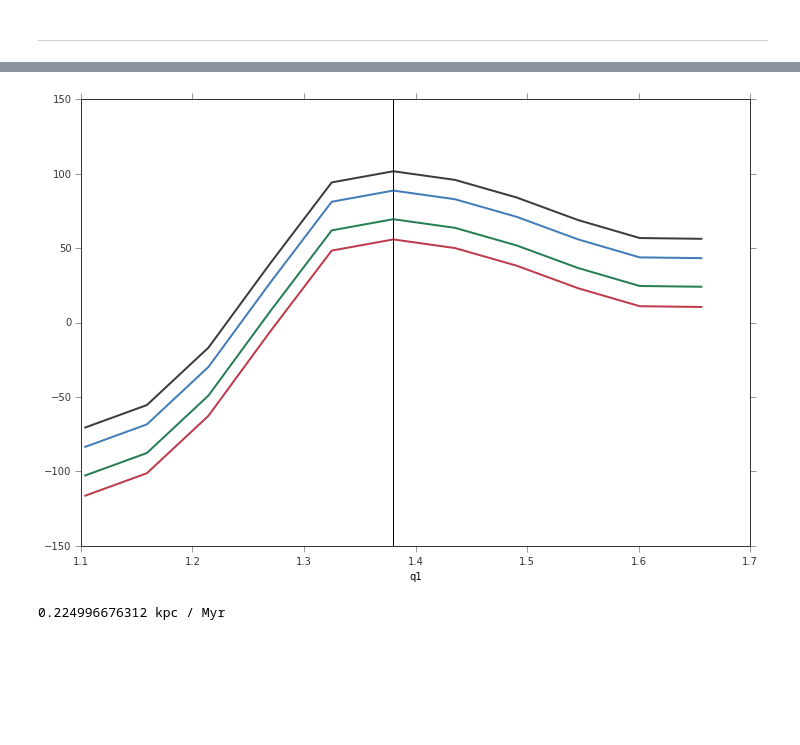
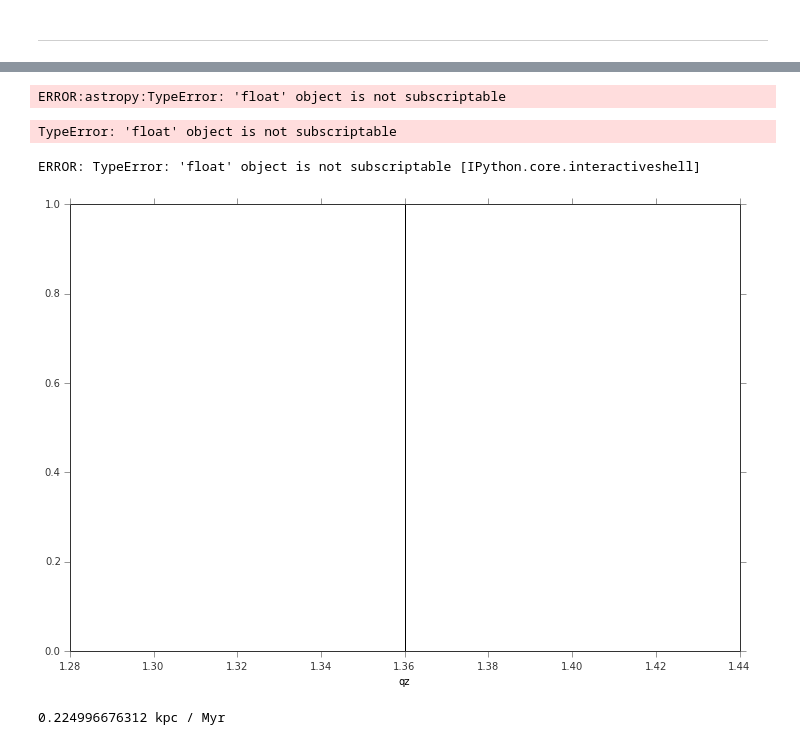
Before and after one commit to adrn/streams, a Jupyter notebook: text/notebooks/New Likelihood.ipynb, the cells around one changed output, grey strips where cells are left out. Saved outputs shown, nothing was run; the diff lists cells and outputs as text; code cells hidden in the pictures; blank space fills up the shorter version.

```diff
--- a/text/notebooks/New Likelihood.ipynb
+++ b/text/notebooks/New Likelihood.ipynb
@@ -140,7 +144,7 @@ for N in Ns:
         pts.append(likelihood(satellite, ptcls, potential_params={param:val}))
     pts = np.array(pts)
 
-    plot(vals, np.exp(pts/N), label="N={0}".format(N), lw=2., alpha=0.65)
+    plot(vals, pts/N), label="N={0}".format(N), lw=2., alpha=0.65)
 
 legend(loc='lower right')
 xlabel(param)
@@ -282,6 +286,6 @@ new_v = true_particles._v + np.random.normal(0., abs(err[3:]))
 data_particles = Particle(new_r*true_particles.r.unit, new_v*true_particles.v.unit, m=0.*u.M_sun)
 data_errors = err
 # %%
-p = [1.38, 1.36] + list(np.ravel(true_particles._x)) + [300, 100, 1000]
-p_names = ['q1', 'qz']
-%timeit new_likelihood(p, p_names, satellite, data_particles, data_errors)
+#p = [1.38, 1.36] + list(np.ravel(true_particles._x)) + [300, 100, 1000]
+#p_names = ['q1', 'qz']
+#%timeit new_likelihood(p, p_names, satellite, data_particles, data_errors)
@@ -290,27 +292,30 @@ p_names = ['q1', 'qz']
 # %%
-p_names = ['q1']
+p_names = ['qz']
 vals = np.linspace(0.8,1.2,11)*_true_params[p_names[0]]
 
 figure(figsize=(12,8))
 axvline(_true_params[p_names[0]])
 xlabel(p_names[0])
 
-for err_fac in [0.01, 0.05, 0.1, 0.25]:
+for err_fac in [0.01]: #, 0.05, 0.1, 0.25]:
     err = (true_particles._x*err_fac)[0]
     new_r = true_particles._r + np.random.normal(0., abs(err[:3]))
     new_v = true_particles._v + np.random.normal(0., abs(err[3:]))
 
     data_particles = Particle(new_r*true_particles.r.unit, new_v*true_particles.v.unit, m=0.*u.M_sun)
     data_errors = err
 
     pts = []
     for val in vals:
-        p = [val] + list(np.ravel(true_particles._x))
+        p = [val] + list(np.ravel(true_particles._x)) + map(int, -true_particles.tub)
         pts.append(new_likelihood(p, p_names, satellite, data_particles, data_errors))
     pts = np.array(pts)
     plot(vals, pts, lw=2., alpha=0.85)
 # %% [output]
+ERROR:astropy:TypeError: 'float' object is not subscriptable
+TypeError: 'float' object is not subscriptable
+ERROR: TypeError: 'float' object is not subscriptable [IPython.core.interactiveshell]
-[figure, old version]
+[figure, new version]
 # %%
 def a(x,y,z):
     print x.shape
```
Also changed, not shown: parts of 3 cells of this notebook, 2 other files.
